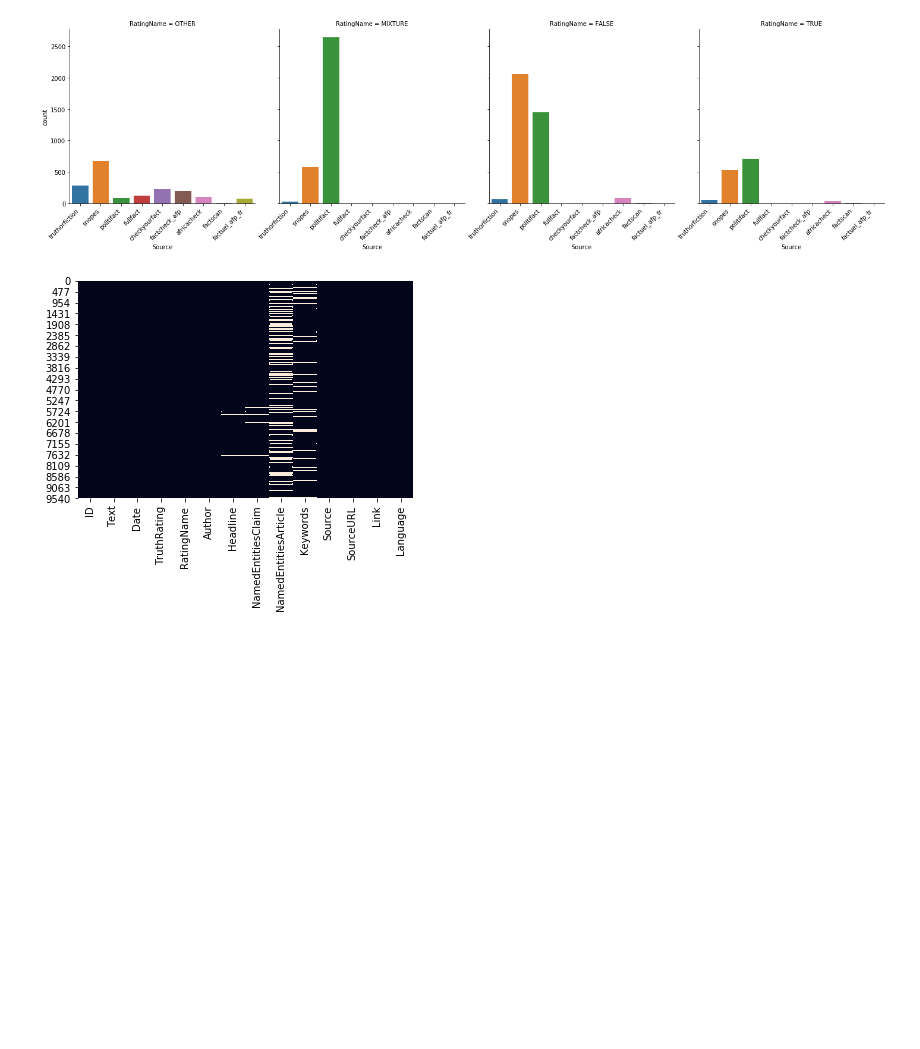
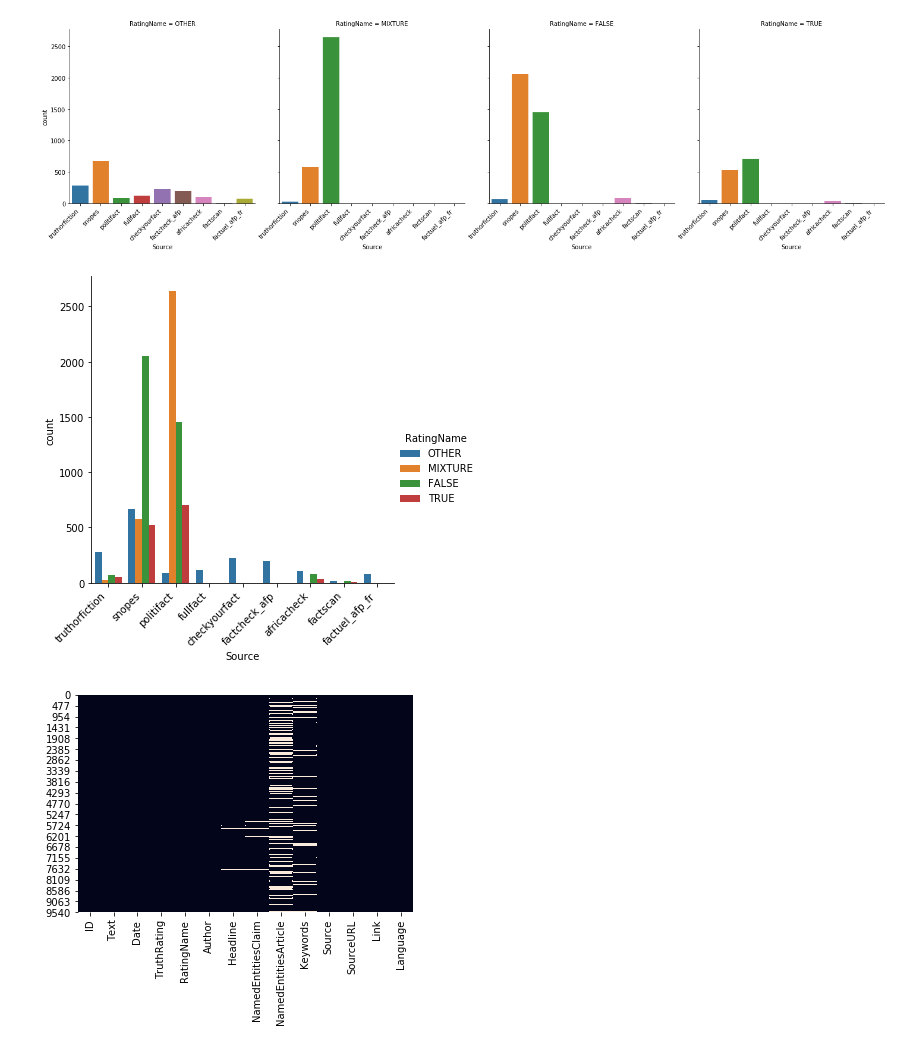
Before and after one commit to nilbahaaeddine/ClaimsClassification, a Jupyter notebook: src/Classification.ipynb, the cells around one changed output. Cells and saved outputs as stored; diff of their text form; code cells hidden in the pictures; blank space fills up the shorter version.

Commit message:
partition by Source and by RatingName

```diff
--- a/src/Classification.ipynb
+++ b/src/Classification.ipynb
@@ -195,6 +195,13 @@ for ax in chart.axes.ravel():
 plt.show()
 # %% [output]
 [figure]
+# %%
+chart = sns.catplot('Source', data = df, hue = 'RatingName', kind = 'count')
+for ax in chart.axes.ravel():
+    plt.setp(ax.get_xticklabels(), rotation = 45, horizontalalignment = 'right')
+plt.show()
+# %% [output]
+[figure, added]
 # %%
 sns.heatmap(df.isnull(), cbar = False)
 plt.show()
```
